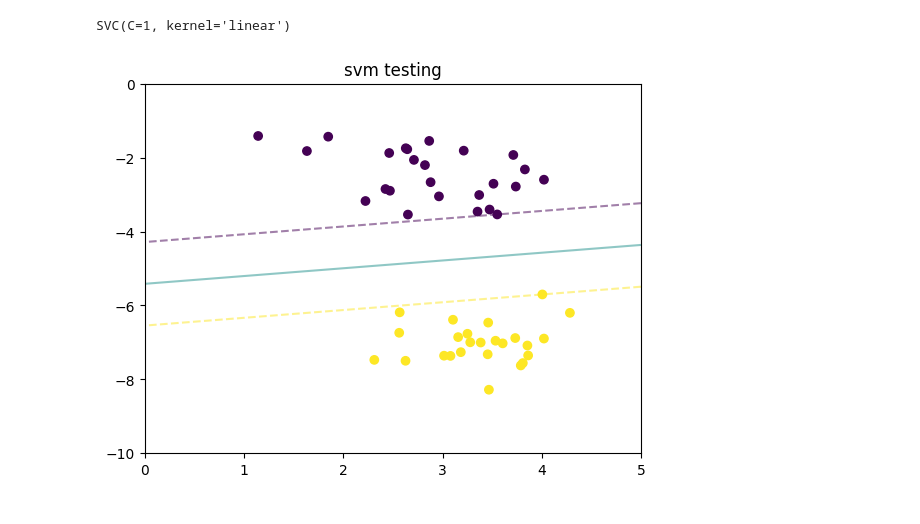
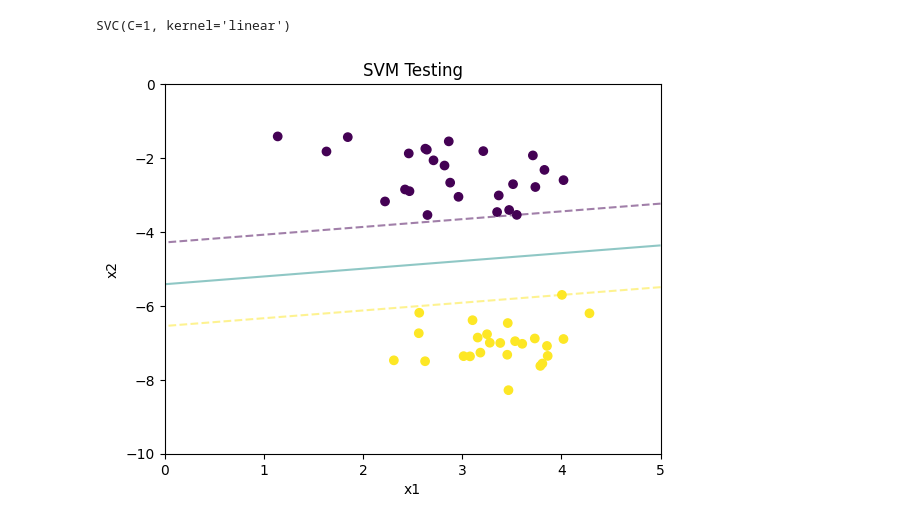
Before and after one commit to d940909492/machine-learning-practice, a Jupyter notebook: SVM/svm.ipynb, the cells around one changed output. Cells and saved outputs as stored; diff of their text form; code cells hidden in the pictures.

```diff
--- a/SVM/svm.ipynb
+++ b/SVM/svm.ipynb
@@ -46,17 +46,19 @@ SVC(C=1, kernel='linear')
 # %%
 plt.scatter(x[:, 0], x[:, 1], c=y)
 
 ax = plt.gca()
 
 x2 = np.linspace(0, 5, 30)
 y2 = np.linspace(-10, 0, 30)
 
 x3, y3 = np.meshgrid(x2, y2)
 xy = np.vstack([x3.ravel(), y3.ravel()]).T
 z = clf.decision_function(xy).reshape(x3.shape)
 
 plt.contour(x2, y2, z, levels=[-1, 0, 1], alpha=0.5,linestyles=['--', '-', '--'])
-plt.title('svm testing')
+plt.title('SVM Testing')
+plt.xlabel('x1')
+plt.ylabel('x2')
 plt.show()
 # %% [output]
-[figure, old version]
+[figure, new version]
```
Also changed, not shown: parts of 3 cells of this notebook, 2 other files.
